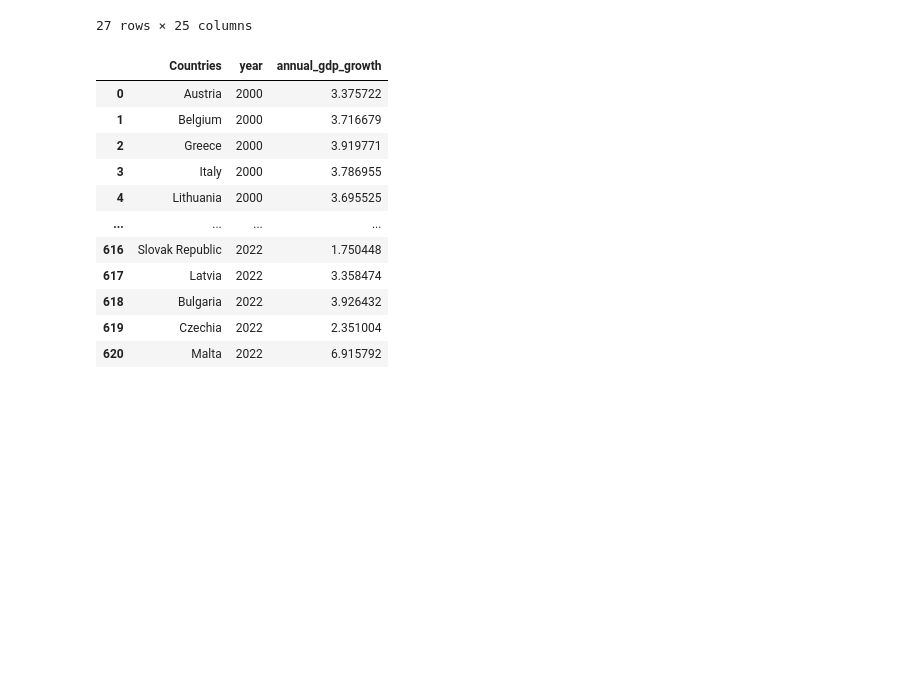
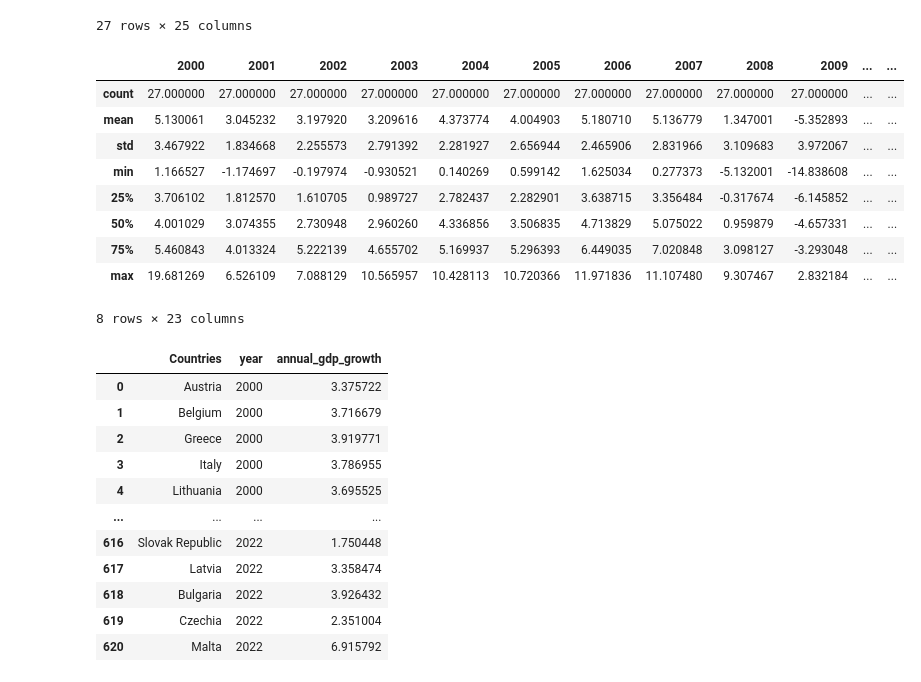
Before and after one commit to NumEconCopenhagen/projects-2024-darja-christian, a Jupyter notebook: dataproject/Darja_Work.ipynb, the cells around one changed output. Saved outputs shown, nothing was run; the diff lists cells and outputs as text; code cells hidden in the pictures; blank space fills up the shorter version.

```diff
--- a/dataproject/Darja_Work.ipynb
+++ b/dataproject/Darja_Work.ipynb
@@ -69,6 +69,20 @@ gdp_world_bank
 | 25 | GDP growth (annual %) | Czechia | 4.001029 | 3.042977 | 1.569855 | 3.583688 | 4.814261 | 6.601618 | 6.766933 | 5.570339 | ... | ... |
 | 26 | GDP growth (annual %) | Malta | 19.681269 | -1.174697 | 2.565264 | 4.074068 | 0.140269 | 3.383594 | 2.510143 | 4.774706 | ... | ... |
 27 rows × 25 columns
+# %%
+## get a summary statistic for the wide format for each year across different countries
+gdp_world_bank.describe()
+# %% [output]
+|  | 2000 | 2001 | 2002 | 2003 | 2004 | 2005 | 2006 | 2007 | 2008 | 2009 | ... | ... |
+| count | 27.000000 | 27.000000 | 27.000000 | 27.000000 | 27.000000 | 27.000000 | 27.000000 | 27.000000 | 27.000000 | 27.000000 | ... | ... |
+| mean | 5.130061 | 3.045232 | 3.197920 | 3.209616 | 4.373774 | 4.004903 | 5.180710 | 5.136779 | 1.347001 | -5.352893 | ... | ... |
+| std | 3.467922 | 1.834668 | 2.255573 | 2.791392 | 2.281927 | 2.656944 | 2.465906 | 2.831966 | 3.109683 | 3.972067 | ... | ... |
+| min | 1.166527 | -1.174697 | -0.197974 | -0.930521 | 0.140269 | 0.599142 | 1.625034 | 0.277373 | -5.132001 | -14.838608 | ... | ... |
+| 25% | 3.706102 | 1.812570 | 1.610705 | 0.989727 | 2.782437 | 2.282901 | 3.638715 | 3.356484 | -0.317674 | -6.145852 | ... | ... |
+| 50% | 4.001029 | 3.074355 | 2.730948 | 2.960260 | 4.336856 | 3.506835 | 4.713829 | 5.075022 | 0.959879 | -4.657331 | ... | ... |
+| 75% | 5.460843 | 4.013324 | 5.222139 | 4.655702 | 5.169937 | 5.296393 | 6.449035 | 7.020848 | 3.098127 | -3.293048 | ... | ... |
+| max | 19.681269 | 6.526109 | 7.088129 | 10.565957 | 10.428113 | 10.720366 | 11.971836 | 11.107480 | 9.307467 | 2.832184 | ... | ... |
+8 rows × 23 columns
 # %%
 gdp_growth_long = pd.melt(gdp_world_bank, id_vars=['Countries'], value_vars = ['2000', '2001', '2002', '2003', '2004', '2005', '2006', '2007', '2008', '2009', '2010',
                                                                                 '2011', '2012', '2013', '2014', '2015', '2016', '2017', '2018', '2019', '2020','2021','2022'],
```
